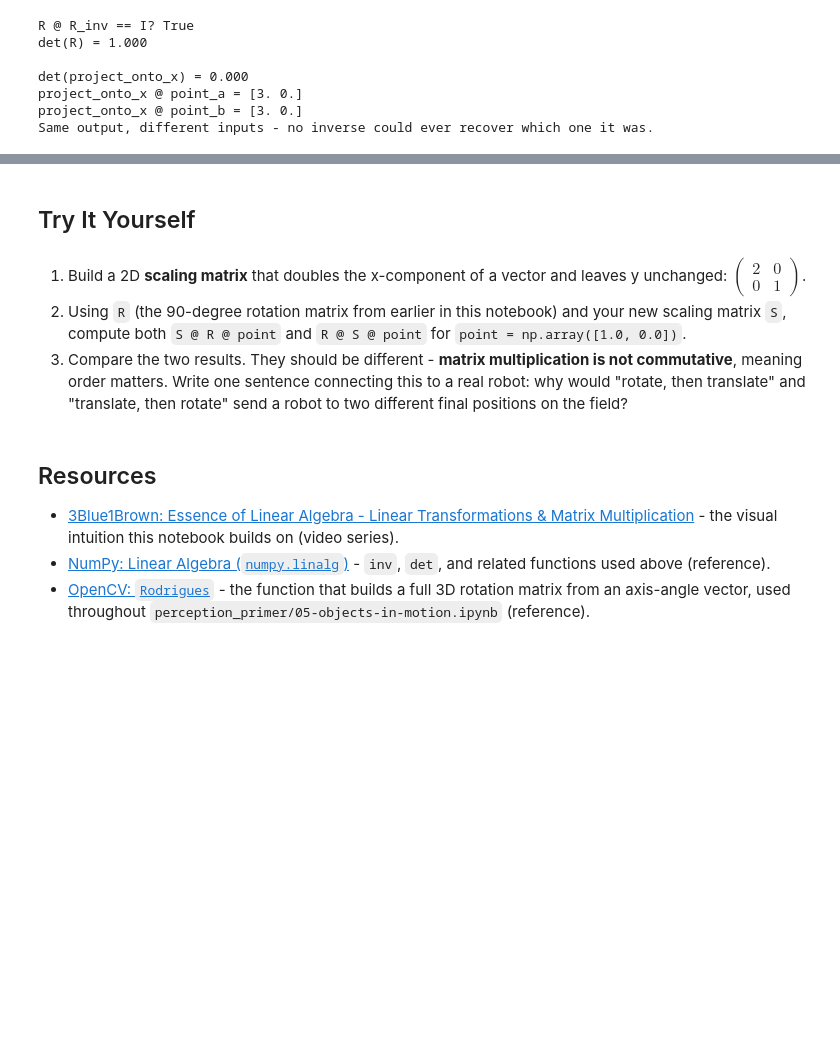
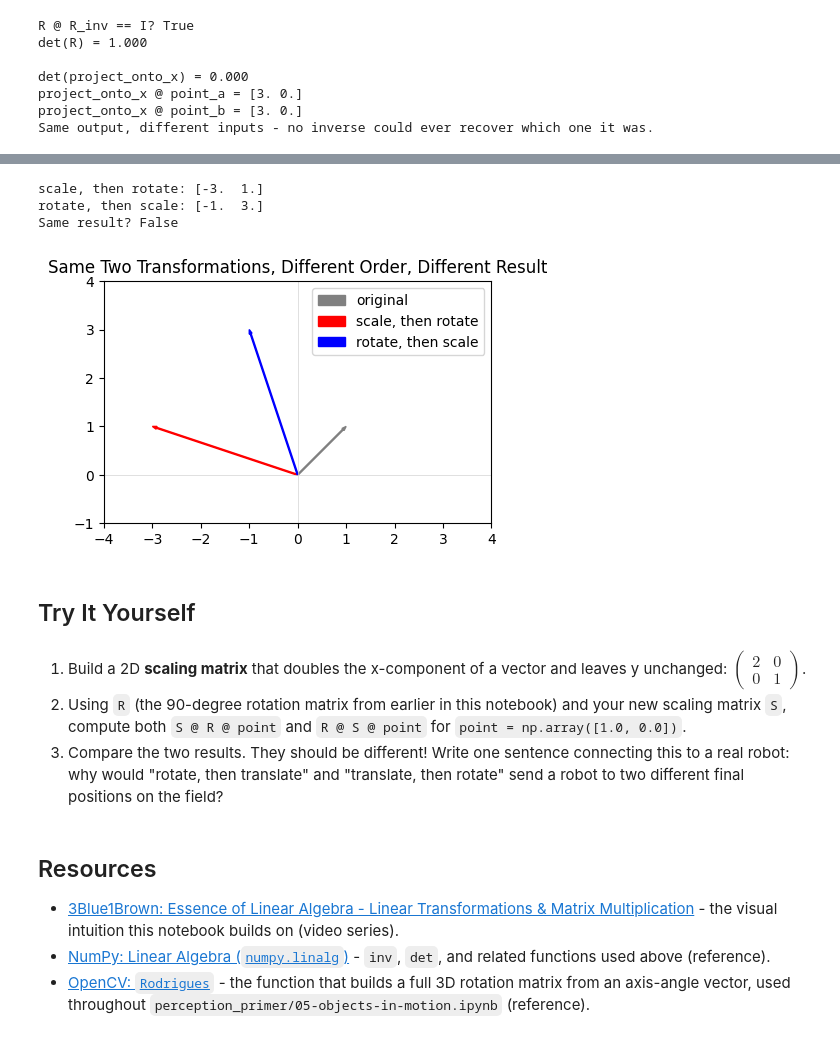
Before and after one commit to nickmelamed/mortorq_instruction, a Jupyter notebook: ml_resources/linear_algebra_primer/02-matrices-and-transformations.ipynb, the cells around one changed output, grey strips where cells are left out. Drawn from its saved outputs; the diff is of its cells as text; code cells hidden in the pictures; blank space fills up the shorter version.

```diff
--- a/ml_resources/linear_algebra_primer/02-matrices-and-transformations.ipynb
+++ b/ml_resources/linear_algebra_primer/02-matrices-and-transformations.ipynb
@@ -177,9 +246,41 @@ A full layer of neurons stacks many of those weight vectors into rows of a singl
+# %%
+S_demo = np.array([
+    [1, 0],
+    [0, 3]
+])   # triples the y-component, leaves x unchanged
+
+point_demo = np.array([1.0, 1.0])
+scale_then_rotate = R @ (S_demo @ point_demo)   # scale first, then rotate
+rotate_then_scale = S_demo @ (R @ point_demo)   # rotate first, then scale
+
+print(f"scale, then rotate: {scale_then_rotate.round(3)}")
+print(f"rotate, then scale: {rotate_then_scale.round(3)}")
+print(f"Same result? {np.allclose(scale_then_rotate, rotate_then_scale)}")
+# %% [output]
+scale, then rotate: [-3.  1.]
+rotate, then scale: [-1.  3.]
+Same result? False
+# %%
+fig, ax = plt.subplots(figsize=(5, 5))
+ax.arrow(0, 0, *point_demo, color='gray', width=0.02, length_includes_head=True, label='original')
+ax.arrow(0, 0, *scale_then_rotate, color='red', width=0.02, length_includes_head=True, label='scale, then rotate')
+ax.arrow(0, 0, *rotate_then_scale, color='blue', width=0.02, length_includes_head=True, label='rotate, then scale')
+ax.set_xlim(-4, 4)
+ax.set_ylim(-1, 4)
+ax.axhline(0, color='lightgray', linewidth=0.5)
+ax.axvline(0, color='lightgray', linewidth=0.5)
+ax.set_aspect('equal')
+ax.legend()
+ax.set_title('Same Two Transformations, Different Order, Different Result')
+plt.show()
+# %% [output]
+[figure, added]
 # %% [markdown]
 ## Try It Yourself
 # %% [markdown]
 1. Build a 2D **scaling matrix** that doubles the x-component of a vector and leaves y unchanged: $\begin{pmatrix} 2 & 0 \\ 0 & 1 \end{pmatrix}$.
 2. Using `R` (the 90-degree rotation matrix from earlier in this notebook) and your new scaling matrix `S`, compute both `S @ R @ point` and `R @ S @ point` for `point = np.array([1.0, 0.0])`.
-3. Compare the two results. They should be different - **matrix multiplication is not commutative**, meaning order matters. Write one sentence connecting this to a real robot: why would "rotate, then translate" and "translate, then rotate" send a robot to two different final positions on the field?
+3. Compare the two results. They should be different! Write one sentence connecting this to a real robot: why would "rotate, then translate" and "translate, then rotate" send a robot to two different final positions on the field?
 # %%
 # TODO: 1. build the scaling matrix S
 
```
Also changed, not shown: parts of 18 cells of this notebook, 3 other files.
